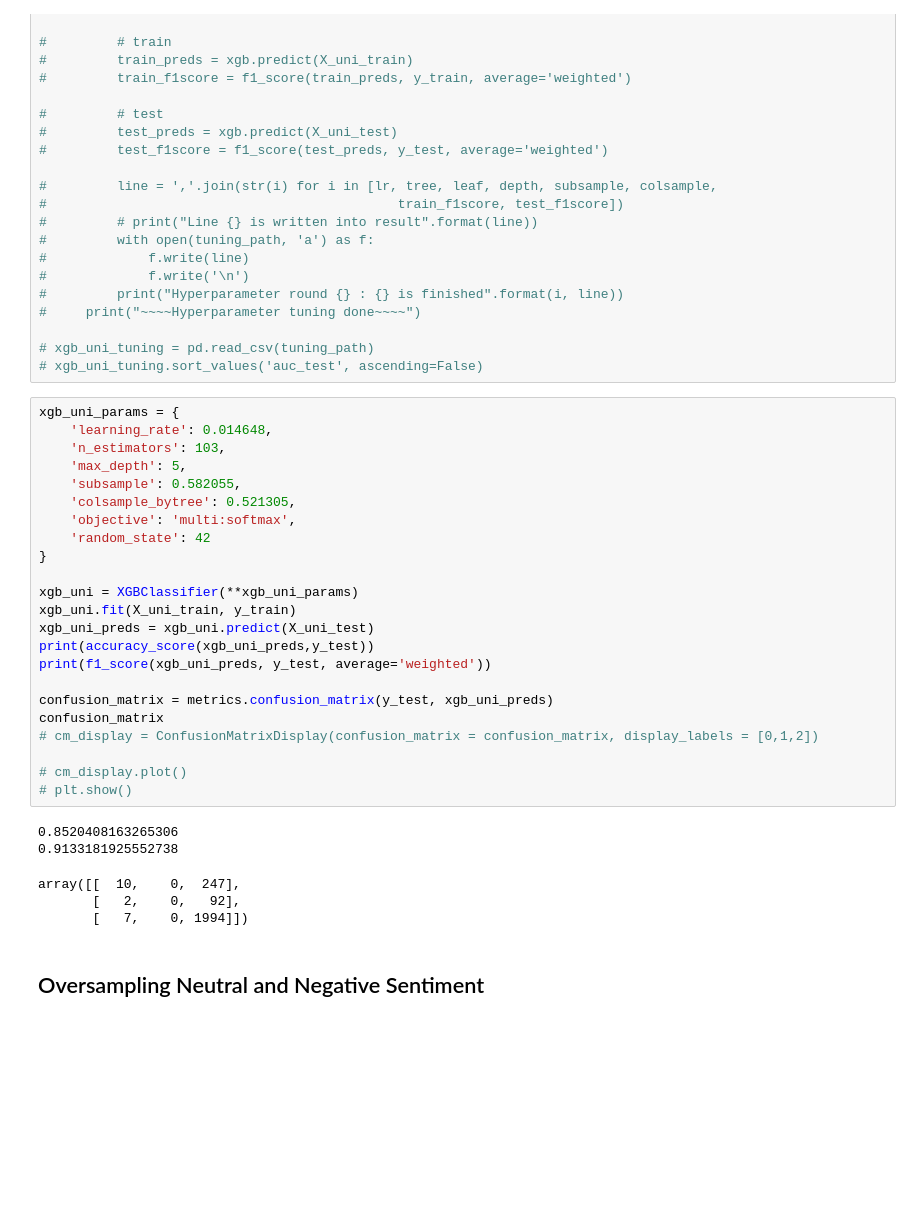
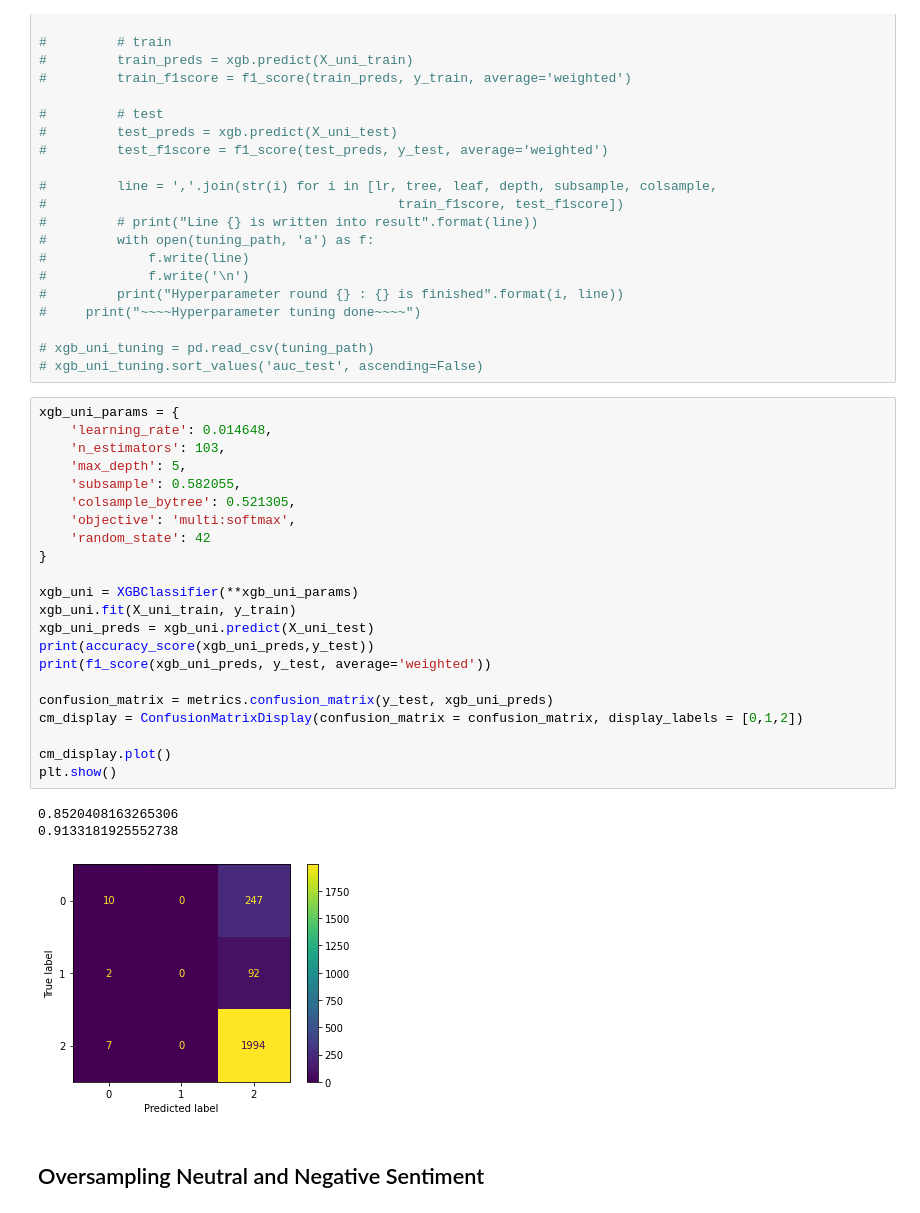
Before and after one commit to PythonPioneers/GroupProject, a Jupyter notebook: SentimentAnalysis.ipynb, the cells around one changed output. Cells and saved outputs as stored; diff of their text form; blank space fills up the shorter version.

```diff
--- a/SentimentAnalysis.ipynb
+++ b/SentimentAnalysis.ipynb
@@ -168,32 +185,29 @@ array([[  48,    0,  209],
 # %%
 xgb_uni_params = {
     'learning_rate': 0.014648,
     'n_estimators': 103,
     'max_depth': 5,
     'subsample': 0.582055,
     'colsample_bytree': 0.521305,
     'objective': 'multi:softmax',
     'random_state': 42
 }
 
 xgb_uni = XGBClassifier(**xgb_uni_params)
 xgb_uni.fit(X_uni_train, y_train)
 xgb_uni_preds = xgb_uni.predict(X_uni_test)
 print(accuracy_score(xgb_uni_preds,y_test))
 print(f1_score(xgb_uni_preds, y_test, average='weighted'))
 
 confusion_matrix = metrics.confusion_matrix(y_test, xgb_uni_preds)
-confusion_matrix
-# cm_display = ConfusionMatrixDisplay(confusion_matrix = confusion_matrix, display_labels = [0,1,2])
+cm_display = ConfusionMatrixDisplay(confusion_matrix = confusion_matrix, display_labels = [0,1,2])
 
-# cm_display.plot()
-# plt.show()
+cm_display.plot()
+plt.show()
 # %% [output]
 0.8520408163265306
 0.9133181925552738
-array([[  10,    0,  247],
-       [   2,    0,   92],
-       [   7,    0, 1994]])
+[figure, added]
 # %% [markdown]
 ## Oversampling Neutral and Negative Sentiment
 # %% [markdown]
```
Also changed, not shown: parts of 7 cells of this notebook.
